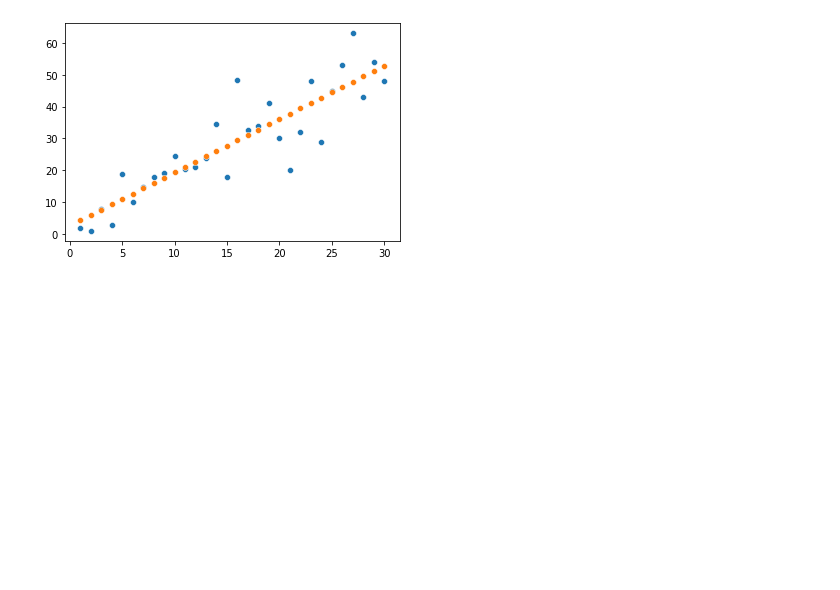
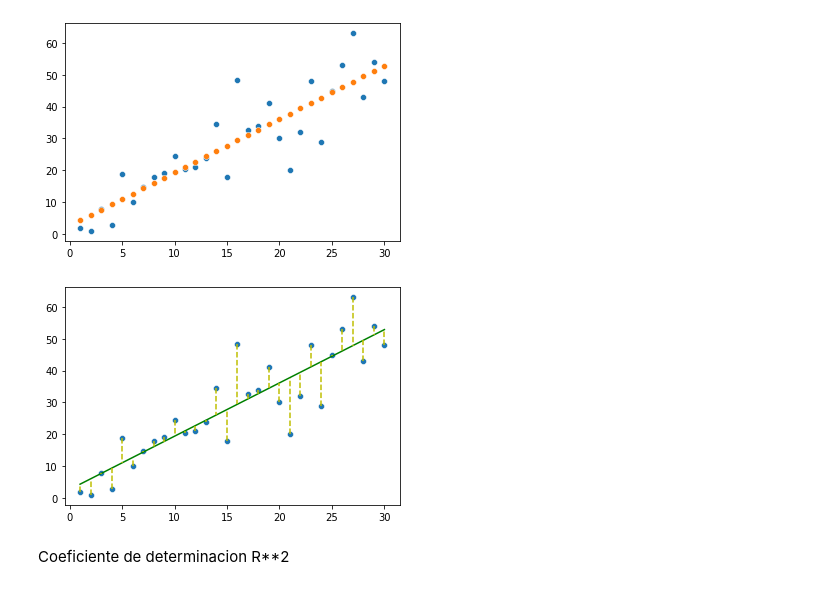
Before and after one commit to AngelicaDC/BEDUpython, a Jupyter notebook: Sesion-04/Reto-01coeficiente_de_pearson.ipynb, the cells around one changed output. Saved outputs shown, nothing was run; the diff lists cells and outputs as text; code cells hidden in the pictures; blank space fills up the shorter version.

```diff
--- a/Sesion-04/Reto-01coeficiente_de_pearson.ipynb
+++ b/Sesion-04/Reto-01coeficiente_de_pearson.ipynb
@@ -220,3 +220,12 @@ sns.scatterplot(serie_1, y_predict)
 # %% [output]
 <matplotlib.axes._subplots.AxesSubplot at 0x...>
 [figure]
+# %%
+sns.scatterplot(serie_1, serie_2)
+sns.lineplot(serie_1, y_predict, color='g')
+for i in range(len(serie_1)):
+  plt.plot([serie_1[i], serie_1[i]], [serie_2[i], y_predict[i]], 'y--')
+# %% [output]
+[figure, added]
+# %% [markdown]
+Coeficiente de determinacion R**2
```
